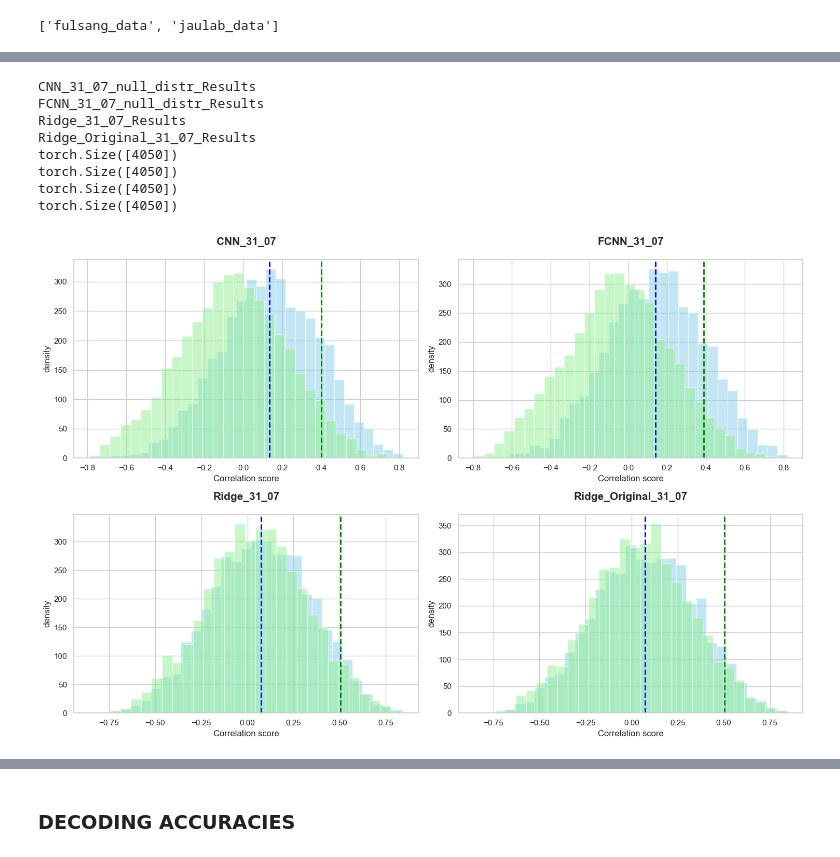
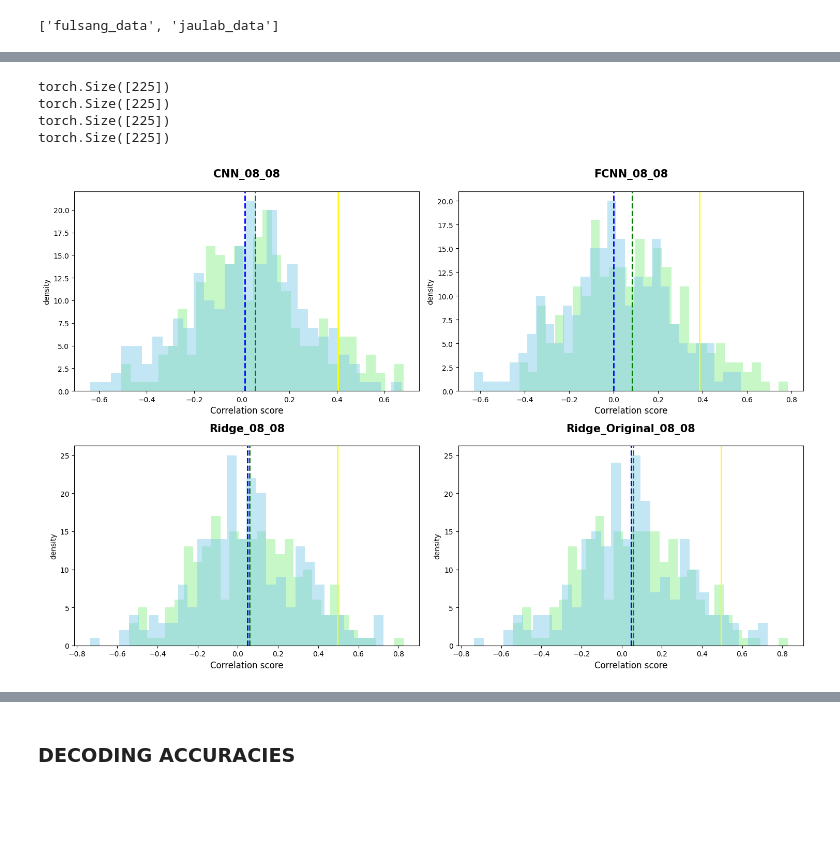
Before and after one commit to garcesote/DNN_AAD, a Jupyter notebook: visualize.ipynb, the cells around one changed output, grey strips where cells are left out. Saved outputs shown, nothing was run; the diff lists cells and outputs as text; code cells hidden in the pictures; blank space fills up the shorter version.

```diff
--- a/visualize.ipynb
+++ b/visualize.ipynb
@@ -262,7 +278,9 @@ Ridge_Original_31_07: 0.021647058823529415
 # %%
 # SELECCIONO EL DATASET
-dataset = 'hugo_data'
+dataset = 'fulsang_data'
 path = os.path.join(eval_path, dataset)
 file_list = os.listdir(path)
-file_list
+# Do not select the results for the null distribution construction
+file_list = [file for file in file_list if 'nd' not in file.split('_')]
+print(file_list)
 # %% [output]
@@ -413,0 +347,5 @@ means
+# %%
+# MOSTRAR MEDIAS POR SUJETO Y POR MODELO
+model = 'FCNN'
+model_results = {subj: mean_results}
+print(mean_results)
@@ -413,0 +360,4 @@ means
+# %%
+subjects = [subj for subj in results[list(results.keys())[0]].keys()]
+print(subjects)
+results_subj = {subject: {model: data[subject] for model, data in results.items()} for subject in subjects}
@@ -527,10 +471,9 @@ plt.show()
 # %% [markdown]
 ### PREDS VS NULL DISTR
 # %%
-null_dst_path = 'Results/eval_metrics_nd'
 eval_path = 'Results/eval_metrics'
 
-file_list = os.listdir(null_dst_path)
+file_list = os.listdir(eval_path)
 datasets = file_list
 datasets
 # %% [output]
@@ -549,61 +536,38 @@ file_list
 # %%
-results = {}
-
-# Load data from the folder of results
-for file in file_list:
-    print(file)
-    str_chunks = file.split('_')
-    if str_chunks[1].isdigit():
-        model = str_chunks[0]
-        date = str_chunks[1] + '_' + str_chunks[2]
-    # case ridge_original
-    else:
-        model = str_chunks[0] + '_' + str_chunks[1]
-        date = str_chunks[2] + '_' + str_chunks[3]
-
-    null_dst_results = json.load(open(os.path.join(null_dst_path,dataset,file),'r'))
-    key = model + '_' + date
-    eval_results = json.load(open(os.path.join(eval_path,dataset,key+'_Results'),'r'))
-    # cat the info for all the subjects
-    null_dst_cat = torch.cat([torch.tensor(results) for results in list(null_dst_results.values())])
-    eval_cat = torch.cat([torch.tensor(results) for results in list(eval_results.values())])
-    results[key] = eval_cat, null_dst_cat
-
 n_plots = len(results)
 
 # Calcular el número de filas necesarias
 n_rows = (n_plots + 1) // 2
 
 fig, axs = plt.subplots(nrows=n_rows, ncols = 2, figsize = (15, 5*n_rows))
 
 # aplanamiento para acceso facil, no por columnas o por filas
 axs = axs.flatten()
 
 for n, (key, value) in enumerate(results.items()):
 
-    eval_results, nd_results = value[0], value[1]
+    eval_results, nd_results = results[key]['eval'], results[key]['nd']
     percentile = np.percentile(nd_results, 95)
     print(eval_results.shape)
-    mean = torch.mean(eval_results)
 
-    axs[n].hist(eval_results, bins = 30, alpha= 0.5, color='skyblue', label='eval_results')
-    axs[n].hist(nd_results, bins = 30, alpha= 0.5, color='lightgreen', label='nd_results')
-    axs[n].axvline(mean, color='blue', linestyle='dashed', linewidth = 2, label='mean')
-    axs[n].axvline(percentile, color='green', linestyle='dashed', linewidth = 2, label='percentile')
+    mean_eval = torch.mean(eval_results)
+    mean_nd = torch.mean(nd_results)
+
+    axs[n].hist(eval_results, bins = 30, alpha= 0.5, color='lightgreen', label='eval_results')
+    axs[n].hist(nd_results, bins = 30, alpha= 0.5, color='skyblue', label='nd_results')
+    axs[n].axvline(mean_eval, color='green', linestyle='dashed', linewidth = 2, label='mean')
+    axs[n].axvline(mean_nd, color='blue', linestyle='dashed', linewidth = 2, label='mean')
+    axs[n].axvline(percentile, color='yellow', linestyle='-', linewidth = 2, label='percentile')
 
     # Añadir título y etiquetas
     axs[n].set_title(key, fontsize=15, fontweight='bold', pad=20)
     axs[n].set_xlabel('Correlation score', fontsize=12)
     axs[n].set_ylabel('density')
 
 plt.tight_layout()
 # %% [output]
-CNN_31_07_null_distr_Results
-FCNN_31_07_null_distr_Results
-Ridge_31_07_Results
-Ridge_Original_31_07_Results
-torch.Size([4050])
-torch.Size([4050])
-torch.Size([4050])
-torch.Size([4050])
+torch.Size([225])
+torch.Size([225])
+torch.Size([225])
+torch.Size([225])
-[figure, old version]
+[figure, new version]
```
Also changed, not shown: parts of 29 cells of this notebook, 4 other files.
